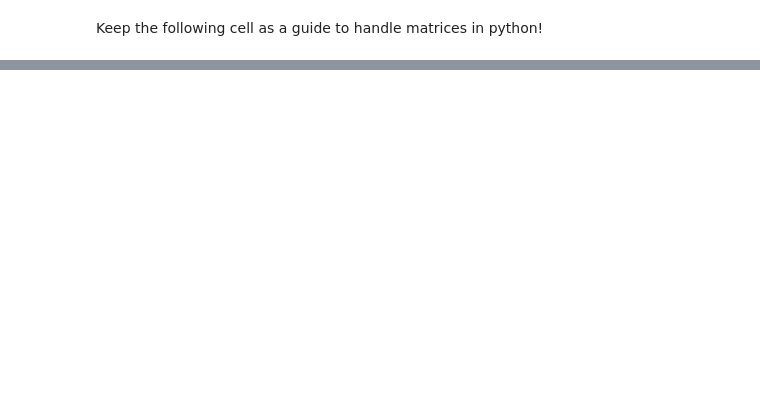
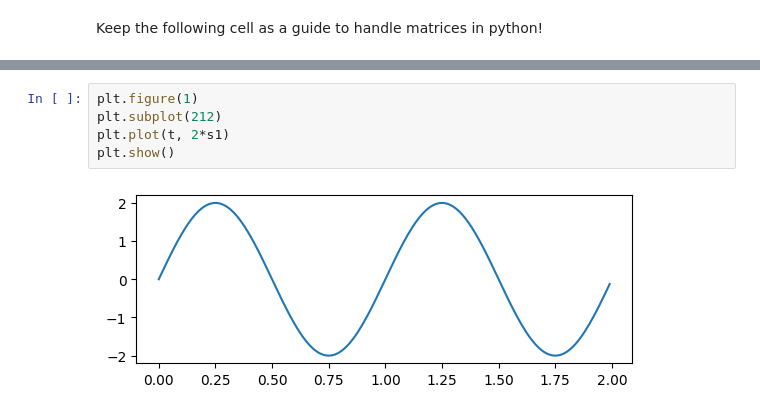
Before and after one commit to biqute/QTLab2223, a Jupyter notebook: SingleIRdetection/src/iqcorrection_src/test_convertdebug.ipynb, the cells around one changed output, grey strips where cells are left out. Drawn from its saved outputs; the diff is of its cells as text; blank space fills up the shorter version.

```diff
--- a/SingleIRdetection/src/iqcorrection_src/test_convertdebug.ipynb
+++ b/SingleIRdetection/src/iqcorrection_src/test_convertdebug.ipynb
@@ -487,0 +517,7 @@ vec[- 2]
+# %%
+plt.figure(1)
+plt.subplot(212)
+plt.plot(t, 2*s1)
+plt.show()
+# %% [output]
+[figure, added]
```
Also changed, not shown: parts of 12 cells of this notebook, 7 other files.
